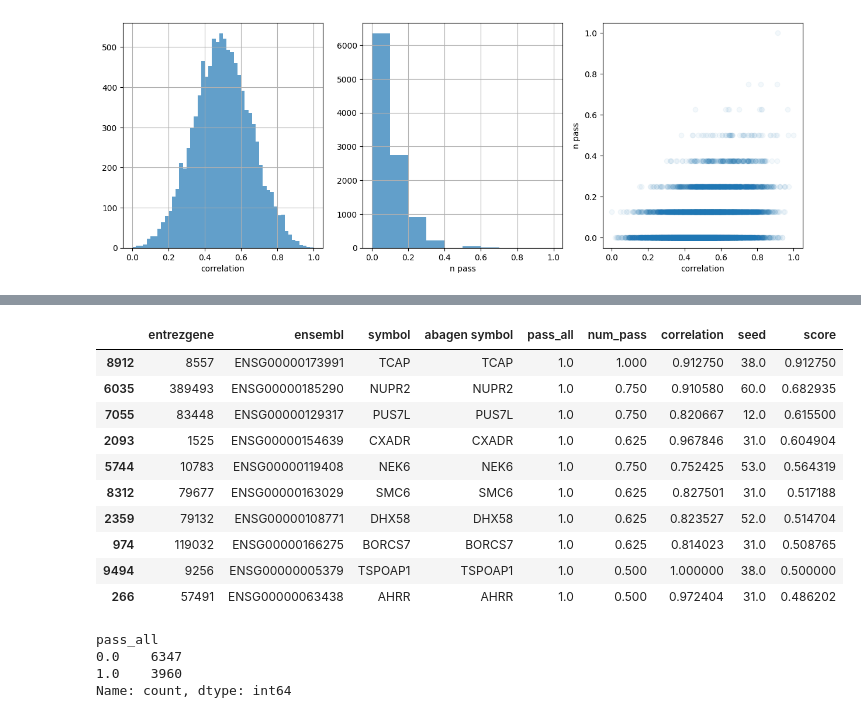
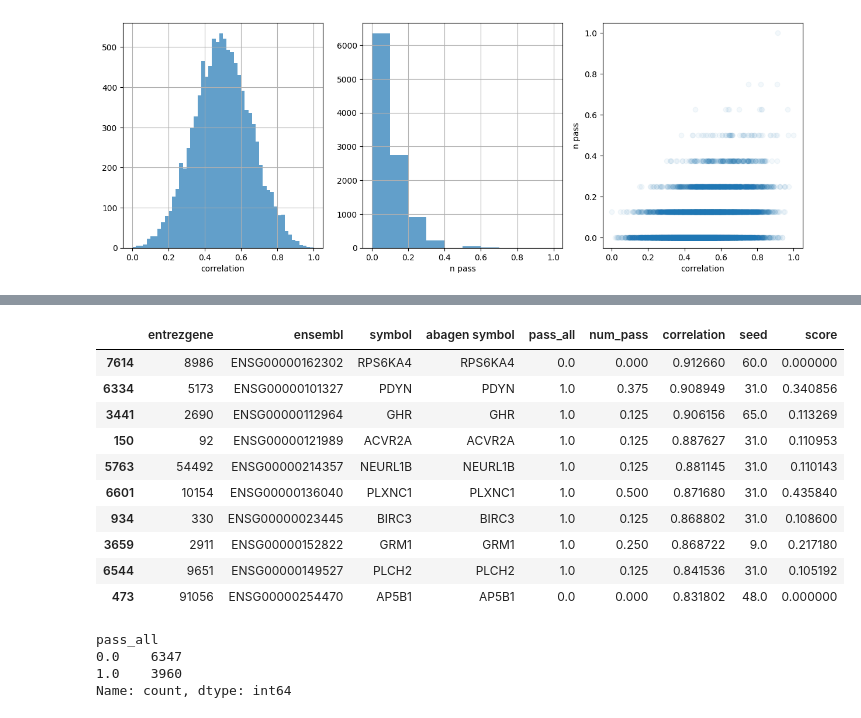
Before and after one commit to ga-cha/SIR_utils, a Jupyter notebook: enrichment/scripts/gsea_disorder.ipynb, the cells around one changed output, grey strips where cells are left out. Saved outputs shown, nothing was run; the diff lists cells and outputs as text; code cells hidden in the pictures.

```diff
--- a/enrichment/scripts/gsea.ipynb
+++ b/enrichment/scripts/gsea_disorder.ipynb
@@ -62,11 +62,3 @@ plt.ylabel("n pass")
 plt.show()
 # %% [output]
 [figure]
-# %%
-from get_disorder_data import *
-
-degs = get_deg_consensus()
-gwas_genes = get_gwas_combined()
-
-display(degs.head())
-display(gwas_genes.head())
@@ -86,20 +65,20 @@ display(gwas_genes.head())
 # %%
 genes_of_interest = set(degs["gene"]).union(gwas_genes["gene"])
 risk_genes_interest = risk_gene_df[risk_gene_df["abagen symbol"].isin(genes_of_interest)]
-display(risk_genes_interest.head())
-display(risk_gene_df.sort_values("score", ascending=False).head(10))
+display(risk_genes_interest.sort_values("correlation", ascending=False).head(10))
+# display(risk_gene_df.sort_values("score", ascending=False).head(10))
 # %% [output]
 |  | entrezgene | ensembl | symbol | abagen symbol | pass_all | num_pass | correlation | seed | score |
-| 8912 | 8557 | ENSG00000173991 | TCAP | TCAP | 1.0 | 1.000 | 0.912750 | 38.0 | 0.912750 |
-| 6035 | 389493 | ENSG00000185290 | NUPR2 | NUPR2 | 1.0 | 0.750 | 0.910580 | 60.0 | 0.682935 |
-| 7055 | 83448 | ENSG00000129317 | PUS7L | PUS7L | 1.0 | 0.750 | 0.820667 | 12.0 | 0.615500 |
-| 2093 | 1525 | ENSG00000154639 | CXADR | CXADR | 1.0 | 0.625 | 0.967846 | 31.0 | 0.604904 |
-| 5744 | 10783 | ENSG00000119408 | NEK6 | NEK6 | 1.0 | 0.750 | 0.752425 | 53.0 | 0.564319 |
-| 8312 | 79677 | ENSG00000163029 | SMC6 | SMC6 | 1.0 | 0.625 | 0.827501 | 31.0 | 0.517188 |
-| 2359 | 79132 | ENSG00000108771 | DHX58 | DHX58 | 1.0 | 0.625 | 0.823527 | 52.0 | 0.514704 |
-| 974 | 119032 | ENSG00000166275 | BORCS7 | BORCS7 | 1.0 | 0.625 | 0.814023 | 31.0 | 0.508765 |
-| 9494 | 9256 | ENSG00000005379 | TSPOAP1 | TSPOAP1 | 1.0 | 0.500 | 1.000000 | 38.0 | 0.500000 |
-| 266 | 57491 | ENSG00000063438 | AHRR | AHRR | 1.0 | 0.500 | 0.972404 | 31.0 | 0.486202 |
+| 7614 | 8986 | ENSG00000162302 | RPS6KA4 | RPS6KA4 | 0.0 | 0.000 | 0.912660 | 60.0 | 0.000000 |
+| 6334 | 5173 | ENSG00000101327 | PDYN | PDYN | 1.0 | 0.375 | 0.908949 | 31.0 | 0.340856 |
+| 3441 | 2690 | ENSG00000112964 | GHR | GHR | 1.0 | 0.125 | 0.906156 | 65.0 | 0.113269 |
+| 150 | 92 | ENSG00000121989 | ACVR2A | ACVR2A | 1.0 | 0.125 | 0.887627 | 31.0 | 0.110953 |
+| 5763 | 54492 | ENSG00000214357 | NEURL1B | NEURL1B | 1.0 | 0.125 | 0.881145 | 31.0 | 0.110143 |
+| 6601 | 10154 | ENSG00000136040 | PLXNC1 | PLXNC1 | 1.0 | 0.500 | 0.871680 | 31.0 | 0.435840 |
+| 934 | 330 | ENSG00000023445 | BIRC3 | BIRC3 | 1.0 | 0.125 | 0.868802 | 31.0 | 0.108600 |
+| 3659 | 2911 | ENSG00000152822 | GRM1 | GRM1 | 1.0 | 0.250 | 0.868722 | 9.0 | 0.217180 |
+| 6544 | 9651 | ENSG00000149527 | PLCH2 | PLCH2 | 1.0 | 0.125 | 0.841536 | 31.0 | 0.105192 |
+| 473 | 91056 | ENSG00000254470 | AP5B1 | AP5B1 | 0.0 | 0.000 | 0.831802 | 48.0 | 0.000000 |
 # %%
 display(risk_gene_df["pass_all"].value_counts())
 # %% [output]
```
Also changed, not shown: parts of 1 cell of this notebook, 9 other files.
